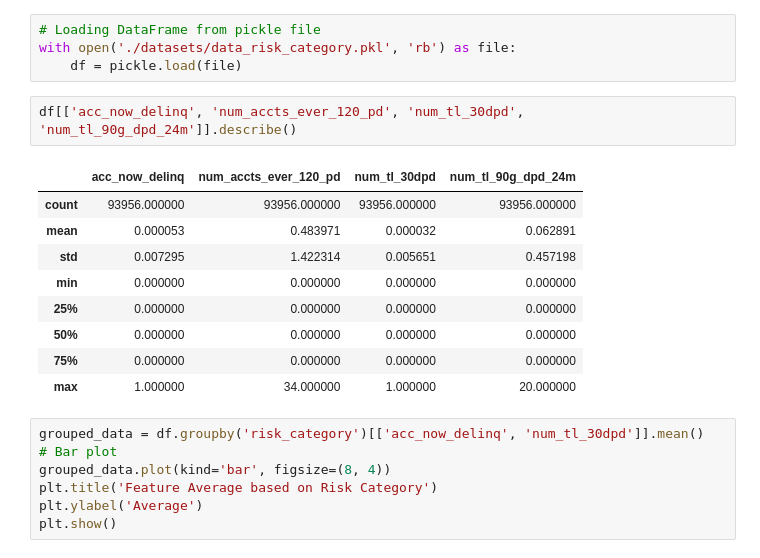
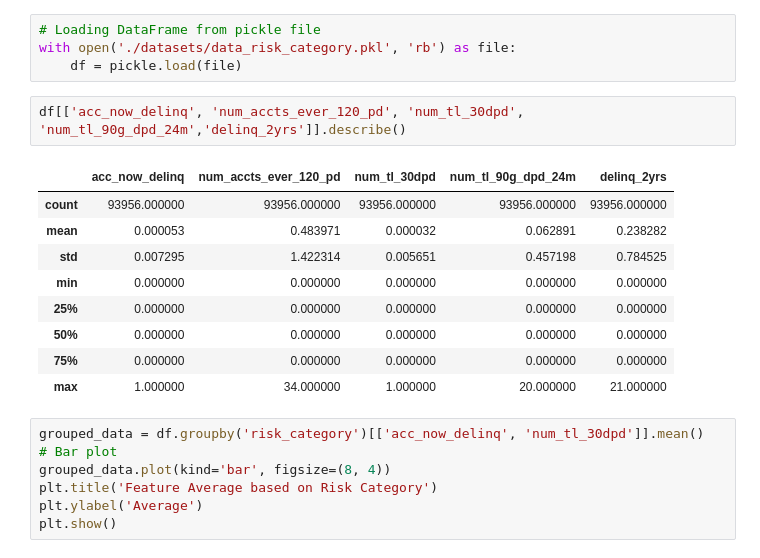
Before and after one commit to hidayah24/data-analyst-portfolio, a Jupyter notebook: Project-2-Credit-Risk-Analysis-and-Optimization-of-Lending-Decisions/Credit-Risk-Analysis.ipynb, the cells around one changed output. Drawn from its saved outputs; the diff is of its cells as text.

```diff
--- a/Project-2-Credit-Risk-Analysis-and-Optimization-of-Lending-Decisions/Credit-Risk-Analysis.ipynb
+++ b/Project-2-Credit-Risk-Analysis-and-Optimization-of-Lending-Decisions/Credit-Risk-Analysis.ipynb
@@ -477,17 +477,17 @@ with open('./datasets/data_risk_category.pkl', 'wb') as file:
 with open('./datasets/data_risk_category.pkl', 'rb') as file:
     df = pickle.load(file)
 # %%
-df[['acc_now_delinq', 'num_accts_ever_120_pd', 'num_tl_30dpd', 'num_tl_90g_dpd_24m']].describe()
+df[['acc_now_delinq', 'num_accts_ever_120_pd', 'num_tl_30dpd', 'num_tl_90g_dpd_24m','delinq_2yrs']].describe()
 # %% [output]
-|  | acc_now_delinq | num_accts_ever_120_pd | num_tl_30dpd | num_tl_90g_dpd_24m |
-| count | 93956.000000 | 93956.000000 | 93956.000000 | 93956.000000 |
-| mean | 0.000053 | 0.483971 | 0.000032 | 0.062891 |
-| std | 0.007295 | 1.422314 | 0.005651 | 0.457198 |
-| min | 0.000000 | 0.000000 | 0.000000 | 0.000000 |
-| 25% | 0.000000 | 0.000000 | 0.000000 | 0.000000 |
-| 50% | 0.000000 | 0.000000 | 0.000000 | 0.000000 |
-| 75% | 0.000000 | 0.000000 | 0.000000 | 0.000000 |
-| max | 1.000000 | 34.000000 | 1.000000 | 20.000000 |
+|  | acc_now_delinq | num_accts_ever_120_pd | num_tl_30dpd | num_tl_90g_dpd_24m | delinq_2yrs |
+| count | 93956.000000 | 93956.000000 | 93956.000000 | 93956.000000 | 93956.000000 |
+| mean | 0.000053 | 0.483971 | 0.000032 | 0.062891 | 0.238282 |
+| std | 0.007295 | 1.422314 | 0.005651 | 0.457198 | 0.784525 |
+| min | 0.000000 | 0.000000 | 0.000000 | 0.000000 | 0.000000 |
+| 25% | 0.000000 | 0.000000 | 0.000000 | 0.000000 | 0.000000 |
+| 50% | 0.000000 | 0.000000 | 0.000000 | 0.000000 | 0.000000 |
+| 75% | 0.000000 | 0.000000 | 0.000000 | 0.000000 | 0.000000 |
+| max | 1.000000 | 34.000000 | 1.000000 | 20.000000 | 21.000000 |
 # %%
 grouped_data = df.groupby('risk_category')[['acc_now_delinq', 'num_tl_30dpd']].mean()
 # Bar plot
```
Also changed, not shown: parts of 2 cells of this notebook.
